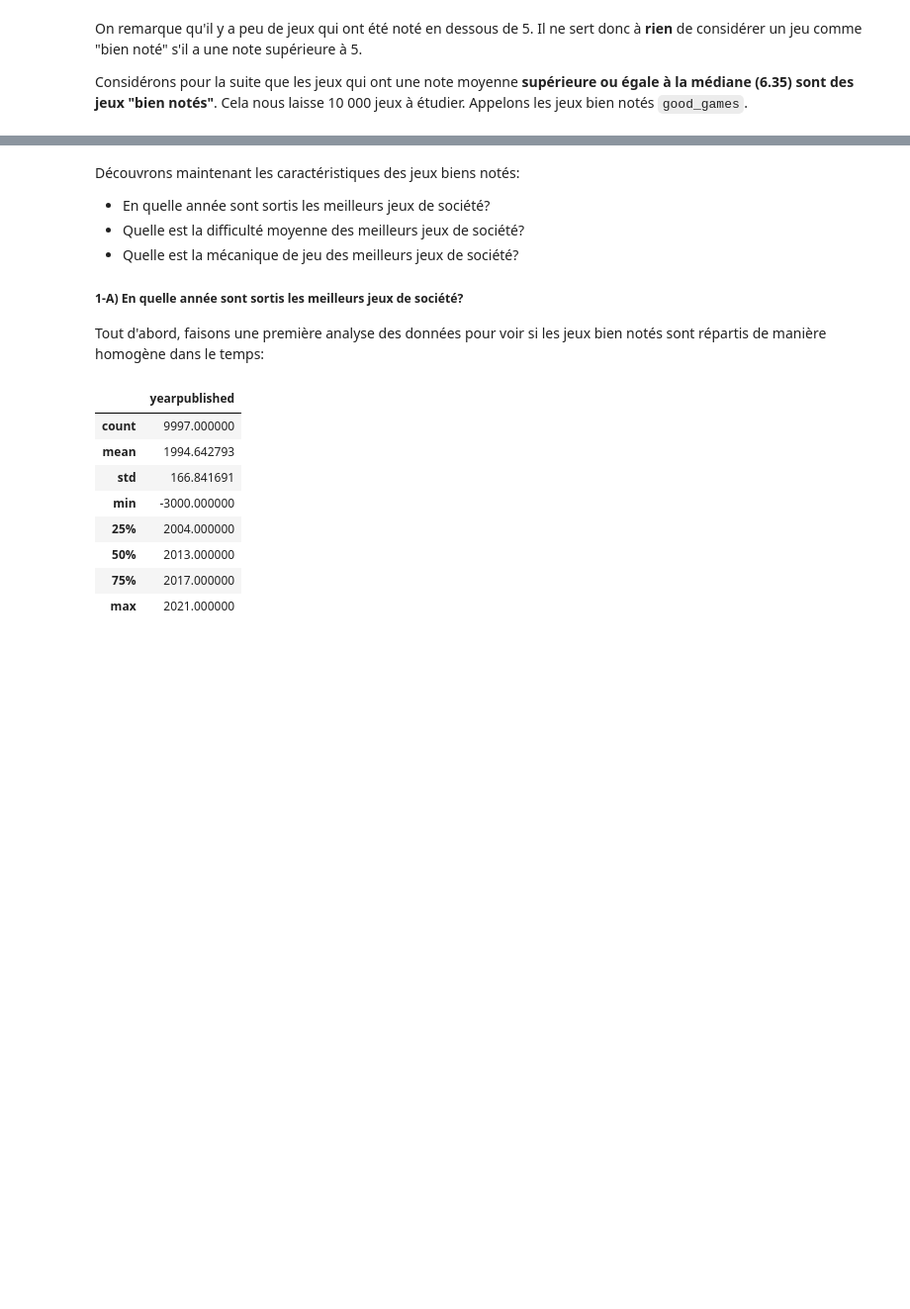
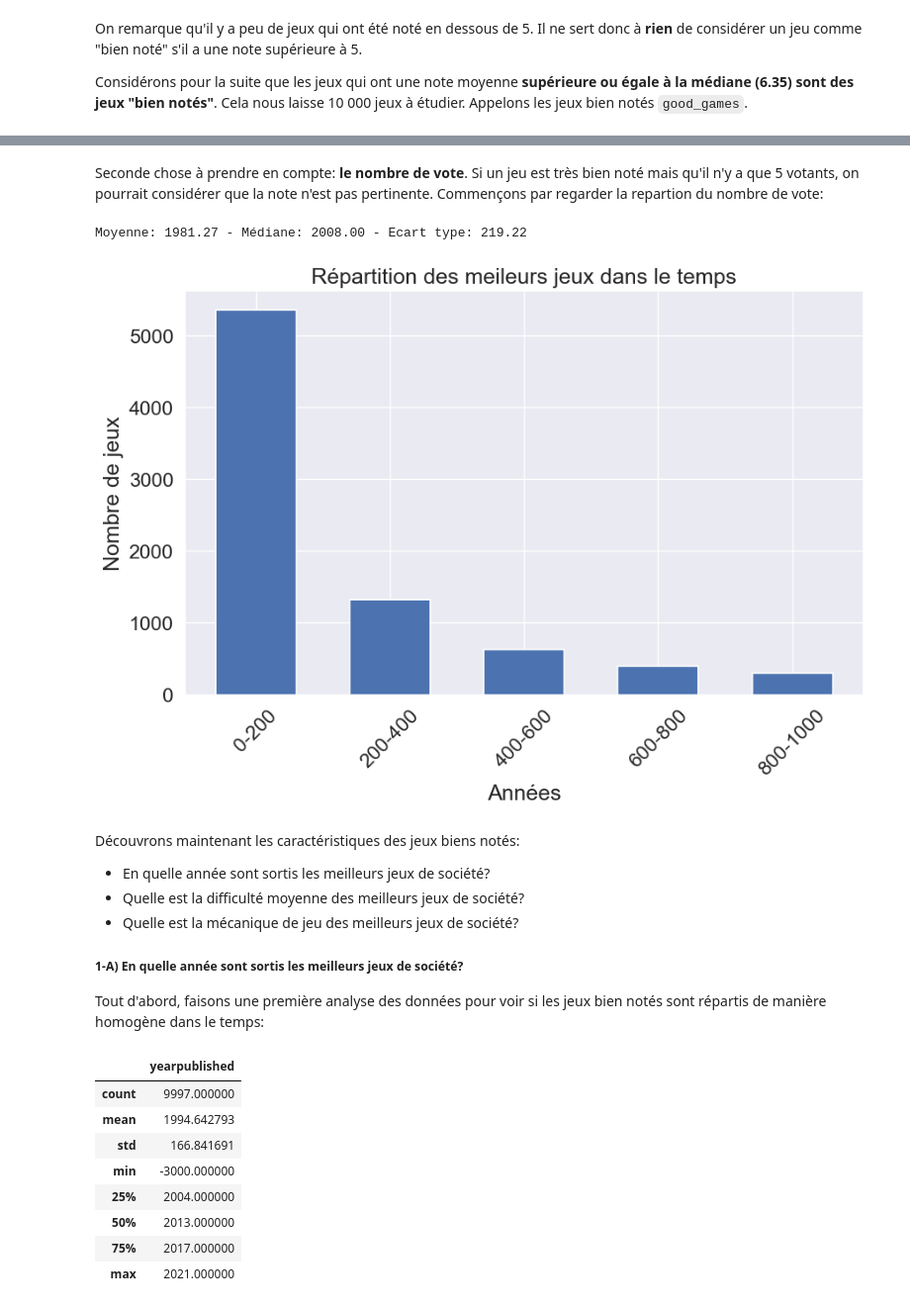
Before and after one commit to LOISGALLAUD/issd, a Jupyter notebook: PROJET/LGALLAUD.ipynb, the cells around one changed output, grey strips where cells are left out. Shown at 99% size. Drawn from its saved outputs; the diff is of its cells as text; code cells hidden in the pictures; blank space fills up the shorter version.

```diff
--- a/PROJET/LGALLAUD.ipynb
+++ b/PROJET/LGALLAUD.ipynb
@@ -216,3 +224,36 @@ print(len(good_games))
+# %% [markdown]
+Seconde chose à prendre en compte: **le nombre de vote**. Si un jeu est très bien noté mais qu'il n'y a que 5 votants, on pourrait considérer que la note n'est pas pertinente. Commençons par regarder la repartion du nombre de vote:
+# %%
+# Intervalles de 10 ans
+intervals = [[i, i+200] for i in range(0, 1000, 200)]
+
+# Calcul du nombre de jeux par intervalle
+amounts = []
+for interval in intervals:
+    i, j = interval
+    games_in_interval = good_games[(good_games['usersrated'] >= i) & (good_games['usersrated'] < j)]
+    amounts.append(len(games_in_interval))
+
+# Calcul de la moyenne, médiane et de l'écart type
+mean = df['yearpublished'].mean()
+median = df['yearpublished'].median()
+std = df['yearpublished'].std()
+print(f"Moyenne: {mean:.2f} - Médiane: {median:.2f} - Ecart type: {std:.2f}")
+
+# Création de l'histogramme en barres
+plt.figure(figsize=(10,6))
+plt.title("Répartition des meileurs jeux dans le temps")
+plt.xlabel("Années")
+plt.xticks(rotation=45)
+plt.ylabel("Nombre de jeux")
+
+labels = [f"{i}-{i+200}" for i in range(0, 1000, 200)]
+plt.bar(labels, amounts, linewidth=1.2, width=0.6)
+
+plt.show()
+# %% [output]
+Moyenne: 1981.27 - Médiane: 2008.00 - Ecart type: 219.22
+[figure, added]
 # %% [markdown]
 Découvrons maintenant les caractéristiques des jeux biens notés:
 
@@ -220,7 +261,7 @@ Découvrons maintenant les caractéristiques des jeux biens notés:
 * Quelle est la difficulté moyenne des meilleurs jeux de société?
 * Quelle est la mécanique de jeu des meilleurs jeux de société?
 
-##### **1-A)** En quelle année sont sortis les meilleurs jeux de société?
+##### **1-A)** En quelle **année** sont sortis les meilleurs jeux de société?
 
 Tout d'abord, faisons une première analyse des données pour voir si les jeux bien notés sont répartis de manière homogène dans le temps:
 # %%
```
Also changed, not shown: parts of 9 cells of this notebook.
